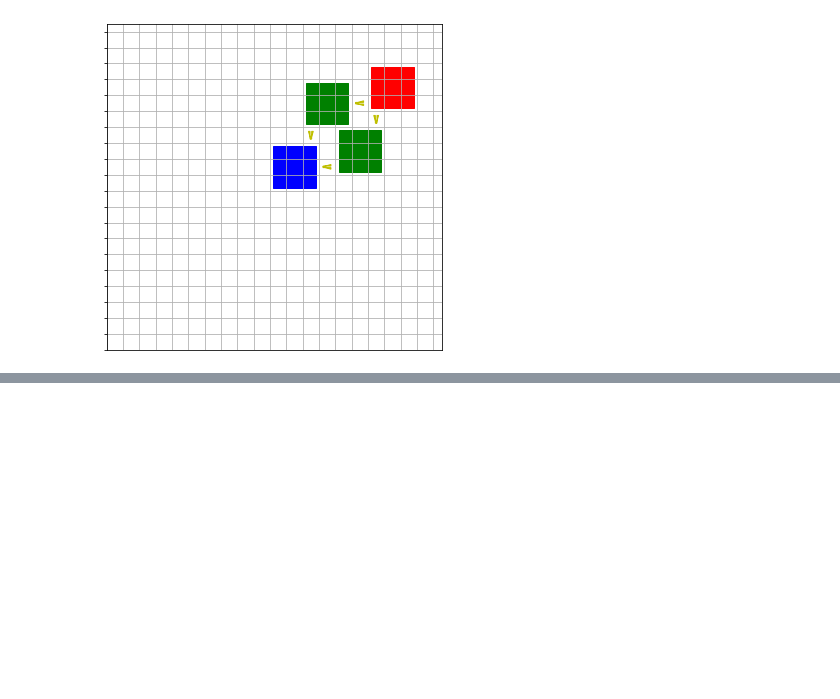
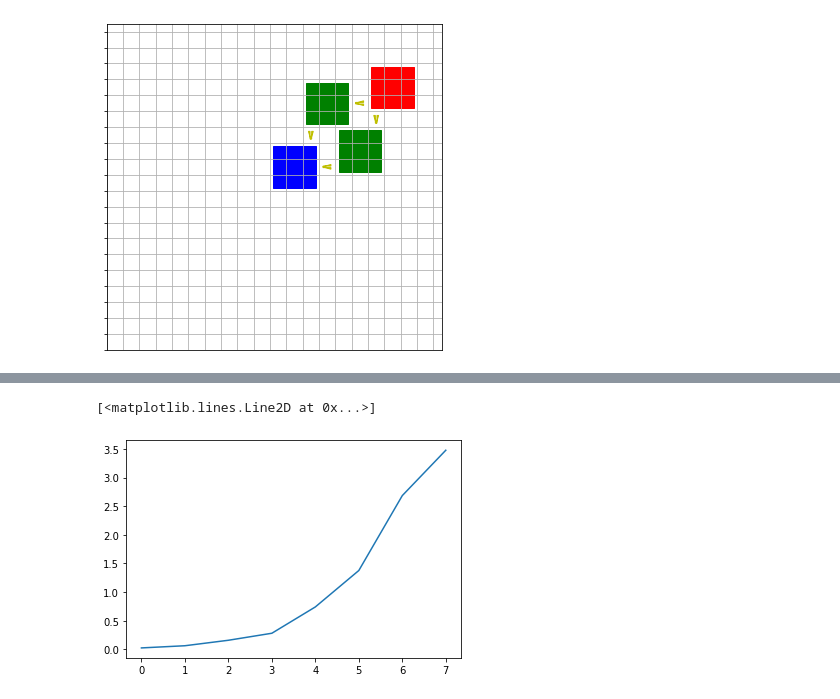
Before and after one commit to akamaus/factorio-ai, a Jupyter notebook: factories_demo.ipynb, the cells around one changed output, grey strips where cells are left out. Cells and saved outputs as stored; diff of their text form; code cells hidden in the pictures; blank space fills up the shorter version.

```diff
--- a/factories_demo.ipynb
+++ b/factories_demo.ipynb
@@ -145,0 +210,5 @@ plot_grid(10,10)
+# %%
+plt.plot(times)
+# %% [output]
+[<matplotlib.lines.Line2D at 0x...>]
+[figure, added]
```
Also changed, not shown: parts of 11 cells of this notebook.
